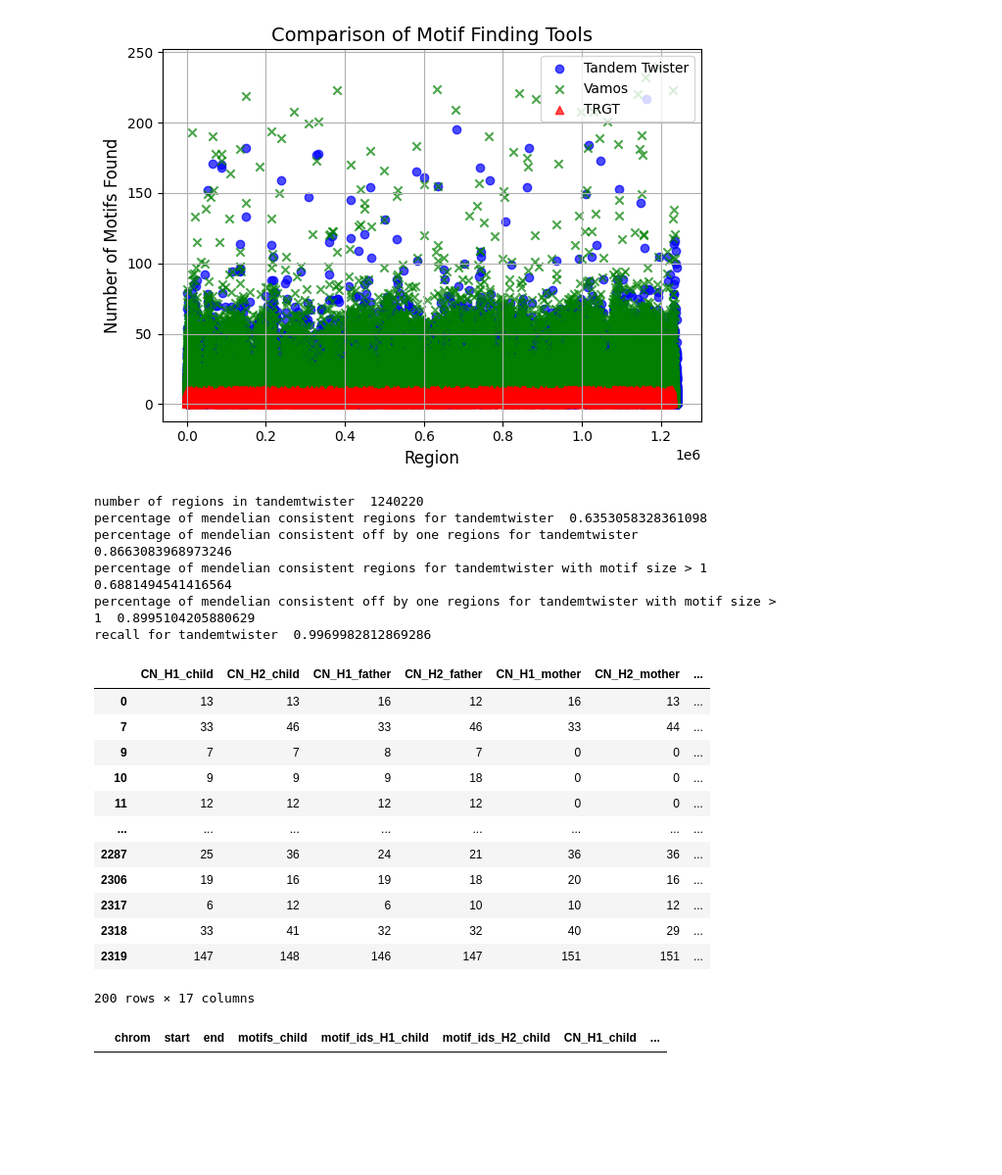
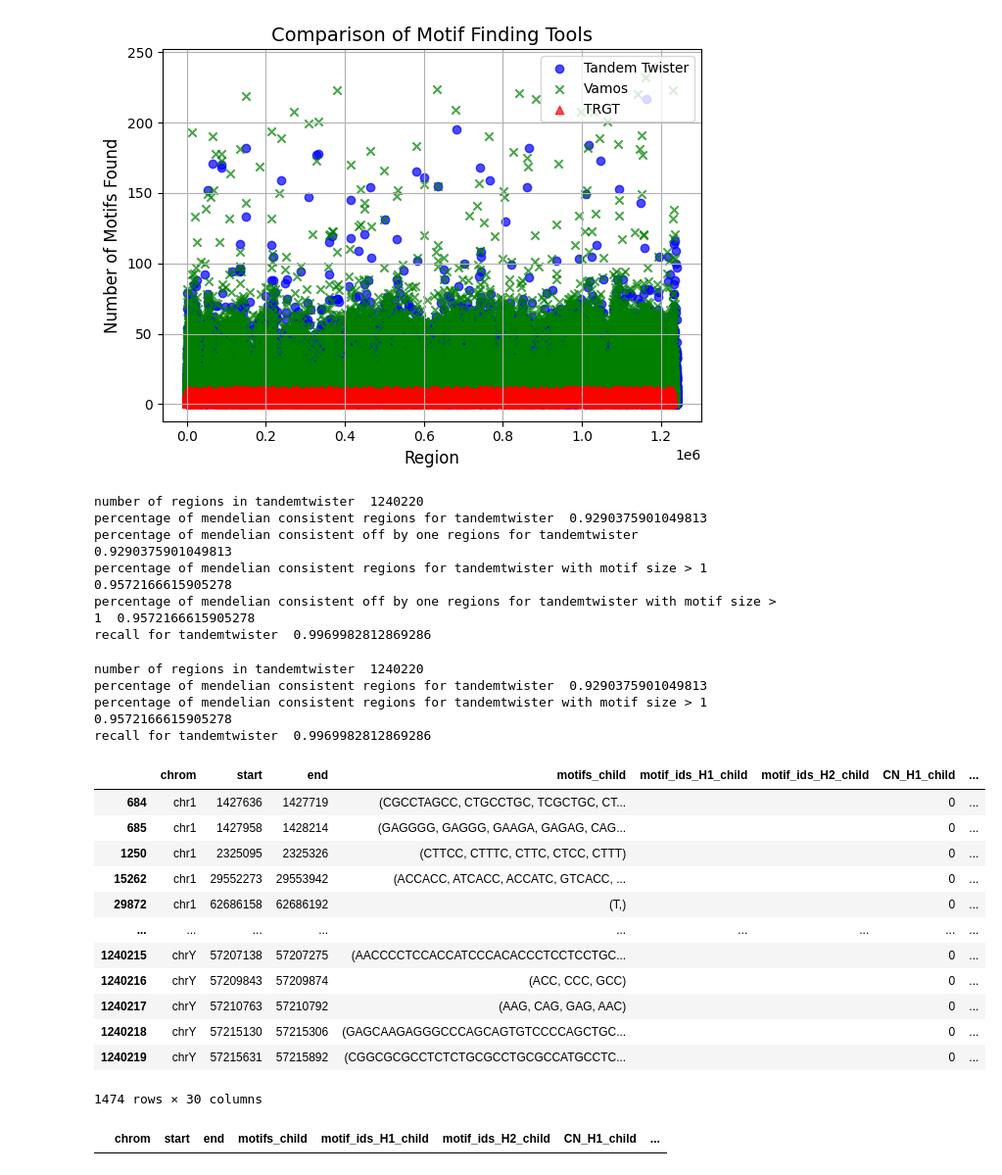
Before and after one commit to Lionward/ProleTRact, a Jupyter notebook: calculate_MC_TR_callers.ipynb, the cells around one changed output. Shown: that part at 98% size. Drawn from its saved outputs; the diff is of its cells as text; code cells hidden in the pictures; blank space fills up the shorter version.

```diff
--- a/calculate_MC_TR_callers.ipynb
+++ b/calculate_MC_TR_callers.ipynb
@@ -64,12 +66,14 @@ def parse_vcf_tandemtwister(vcf):
             motifs = tuple(motifs.split(','))
         motif_ids_H1 = record.info['MOTIF_IDs_H1']
         motif_ids_H2 = record.info['MOTIF_IDs_H2']
-
-        if motif_ids_H2 == None:
-            motif_ids_H2 = ""
         CN_H1 = record.info['CN_H1']
         CN_H2 = record.info['CN_H2']
         CN_ref = record.info['CN_ref']
+        if motif_ids_H2 == None and CN_H2 != 0 :
+            motif_ids_H2 = motif_ids_H1
+
+
+
 
         # get the GT value from the record string
         GT = str(record).split('\t')[9].split(':')[0]
@@ -429,8 +433,8 @@ def get_mendelian_consistency(child_df, father_df, mother_df, tool, child_sex):
 
     merged_df['sex_child'] = child_sex
 
-    merged_df['mendelian_consistent_0'] = merged_df.apply(lambda row: is_mendelian_consistent(row, tolerance=0), axis=1)
-    merged_df['mendelian_consistent_1'] = merged_df.apply(lambda row: is_mendelian_consistent(row, tolerance=1), axis=1)
+    merged_df['mendelian_consistent_0'] = merged_df.apply(lambda row: is_mendelian_consistent_based_on_motif(row), axis=1)
+    merged_df['mendelian_consistent_1'] = merged_df.apply(lambda row: is_mendelian_consistent_based_on_motif(row), axis=1)
 
     #merged_df['mendelian_consistent_motif'] = merged_df.apply(lambda row: is_mendelian_consistent_based_on_motif(row, tolerance=0), axis=1)
     merged_df['tool'] = tool
@@ -803,29 +826,50 @@ print("recall for tandemtwister ", tandemtwister.shape[0]/1243954)
 # percentage of mendelian consistent regions for tandemtwister  0.8663083968973246
 # percentage of mendelian consistent regions for tandemtwister with motif size > 1  0.8995104205880629
 # recall for tandemtwister  0.9969982812869286
+
+
+##### CCS MC based on Motif :
+# number of regions in tandemtwister  1240220
+# percentage of mendelian consistent regions for tandemtwister  0.9290375901049813
+# percentage of mendelian consistent off by one regions for tandemtwister  0.9290375901049813
+# percentage of mendelian consistent regions for tandemtwister with motif size > 1  0.9572166615905278
+# percentage of mendelian consistent off by one regions for tandemtwister with motif size > 1  0.9572166615905278
+# recall for tandemtwister  0.9969982812869286
 # %% [output]
 number of regions in tandemtwister  1240220
-percentage of mendelian consistent regions for tandemtwister  0.6353058328361098
-percentage of mendelian consistent off by one regions for tandemtwister  0.8663083968973246
-percentage of mendelian consistent regions for tandemtwister with motif size > 1  0.6881494541416564
-percentage of mendelian consistent off by one regions for tandemtwister with motif size > 1  0.8995104205880629
+percentage of mendelian consistent regions for tandemtwister  0.9290375901049813
+percentage of mendelian consistent off by one regions for tandemtwister  0.9290375901049813
+percentage of mendelian consistent regions for tandemtwister with motif size > 1  0.9572166615905278
+percentage of mendelian consistent off by one regions for tandemtwister with motif size > 1  0.9572166615905278
 recall for tandemtwister  0.9969982812869286
+# %%
+print ("number of regions in tandemtwister ", tandemtwister.shape[0])
+print("percentage of mendelian consistent regions for tandemtwister ", tandemtwister['mendelian_consistent_0'].sum()/tandemtwister.shape[0])
+print("percentage of mendelian consistent regions for tandemtwister with motif size > 1 ", tandemtwister[tandemtwister['max_motif_size'] > 1]['mendelian_consistent_0'].sum()/tandemtwister[tandemtwister['max_motif_size'] > 1].shape[0])
+print("recall for tandemtwister ", tandemtwister.shape[0]/1243954)
+# %% [output]
+number of regions in tandemtwister  1240220
+percentage of mendelian consistent regions for tandemtwister  0.9290375901049813
+percentage of mendelian consistent regions for tandemtwister with motif size > 1  0.9572166615905278
+recall for tandemtwister  0.9969982812869286
 # %%
-tandemtwister[tandemtwister["mendelian_consistent_0"] == False][["CN_H1_child", "CN_H2_child", "CN_H1_father", "CN_H2_father", "CN_H1_mother", "CN_H2_mother", "mendelian_consistent_0", "chrom", "start", "end", "motifs_child", "motif_ids_H1_child", "motif_ids_H2_child", "motif_ids_H1_father", "motif_ids_H2_father", "motif_ids_H1_mother", "motif_ids_H2_mother"]].head(200)
+tandemtwister[tandemtwister["mendelian_consistent_0"] == True][["CN_H1_child", "CN_H2_child", "CN_H1_father", "CN_H2_father", "CN_H1_mother", "CN_H2_mother", "mendelian_consistent_0", "chrom", "start", "end", "motifs_child", "motif_ids_H1_child", "motif_ids_H2_child", "motif_ids_H1_father", "motif_ids_H2_father", "motif_ids_H1_mother", "motif_ids_H2_mother"]]
+# count the number of regions where all CNs are 0
+tandemtwister[(tandemtwister["CN_H1_child"] == 0) & (tandemtwister["CN_H2_child"] == 0) & (tandemtwister["CN_H1_father"] == 0) & (tandemtwister["CN_H2_father"] == 0) & (tandemtwister["CN_H1_mother"] == 0) & (tandemtwister["CN_H2_mother"] == 0)]
 # %% [output]
-|  | CN_H1_child | CN_H2_child | CN_H1_father | CN_H2_father | CN_H1_mother | CN_H2_mother | ... |
-| 0 | 13 | 13 | 16 | 12 | 16 | 13 | ... |
-| 7 | 33 | 46 | 33 | 46 | 33 | 44 | ... |
-| 9 | 7 | 7 | 8 | 7 | 0 | 0 | ... |
-| 10 | 9 | 9 | 9 | 18 | 0 | 0 | ... |
-| 11 | 12 | 12 | 12 | 12 | 0 | 0 | ... |
-| ... | ... | ... | ... | ... | ... | ... | ... |
-| 2287 | 25 | 36 | 24 | 21 | 36 | 36 | ... |
-| 2306 | 19 | 16 | 19 | 18 | 20 | 16 | ... |
-| 2317 | 6 | 12 | 6 | 10 | 10 | 12 | ... |
-| 2318 | 33 | 41 | 32 | 32 | 40 | 29 | ... |
-| 2319 | 147 | 148 | 146 | 147 | 151 | 151 | ... |
+|  | chrom | start | end | motifs_child | motif_ids_H1_child | motif_ids_H2_child | CN_H1_child | ... |
+| 684 | chr1 | 1427636 | 1427719 | (CGCCTAGCC, CTGCCTGC, TCGCTGC, CT... |  |  | 0 | ... |
+| 685 | chr1 | 1427958 | 1428214 | (GAGGGG, GAGGG, GAAGA, GAGAG, CAG... |  |  | 0 | ... |
+| 1250 | chr1 | 2325095 | 2325326 | (CTTCC, CTTTC, CTTC, CTCC, CTTT) |  |  | 0 | ... |
+| 15262 | chr1 | 29552273 | 29553942 | (ACCACC, ATCACC, ACCATC, GTCACC, ... |  |  | 0 | ... |
+| 29872 | chr1 | 62686158 | 62686192 | (T,) |  |  | 0 | ... |
+| ... | ... | ... | ... | ... | ... | ... | ... | ... |
+| 1240215 | chrY | 57207138 | 57207275 | (AACCCCTCCACCATCCCACACCCTCCTCCTGC... |  |  | 0 | ... |
+| 1240216 | chrY | 57209843 | 57209874 | (ACC, CCC, GCC) |  |  | 0 | ... |
+| 1240217 | chrY | 57210763 | 57210792 | (AAG, CAG, GAG, AAC) |  |  | 0 | ... |
+| 1240218 | chrY | 57215130 | 57215306 | (GAGCAAGAGGGCCCAGCAGTGTCCCCAGCTGC... |  |  | 0 | ... |
+| 1240219 | chrY | 57215631 | 57215892 | (CGGCGCGCCTCTCTGCGCCTGCGCCATGCCTC... |  |  | 0 | ... |
-200 rows × 17 columns
+1474 rows × 30 columns
 # %%
 tandemtwister[tandemtwister["max_motif_size"] ==1]
 # %% [output]
```
Also changed, not shown: parts of 4 cells of this notebook.
